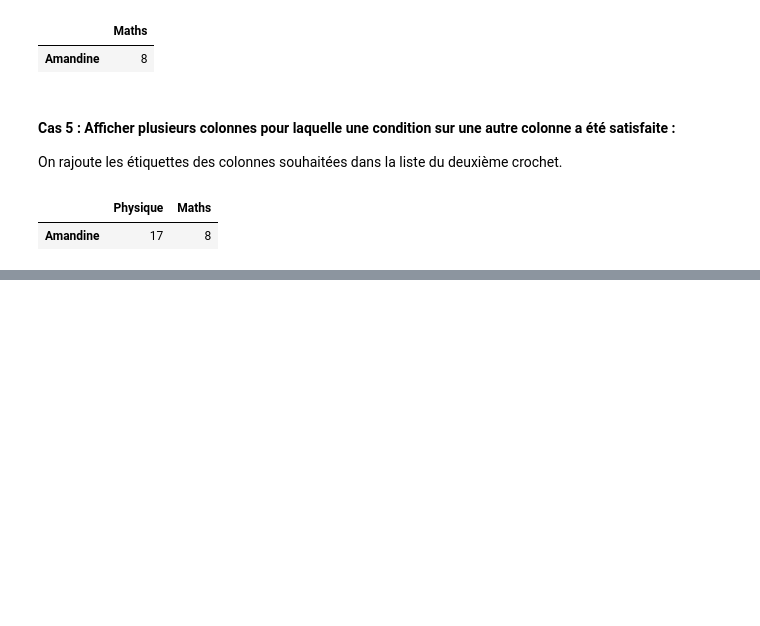
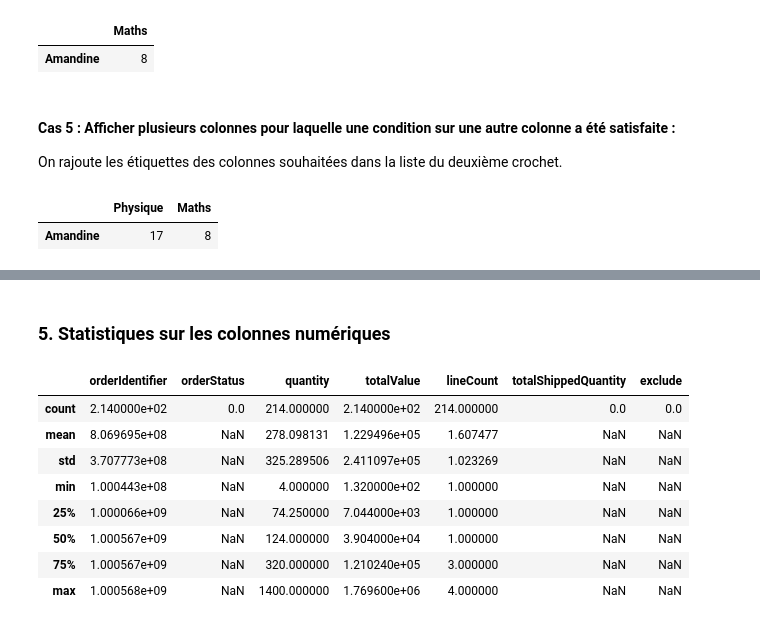
Before and after one commit to Josue-Tambwe/Data-Science, a Jupyter notebook: 2_Pandas/intro_pandas.ipynb, the cells around one changed output, grey strips where cells are left out. Drawn from its saved outputs; the diff is of its cells as text; code cells hidden in the pictures; blank space fills up the shorter version.

```diff
--- a/2_Pandas/intro_pandas.ipynb
+++ b/2_Pandas/intro_pandas.ipynb
@@ -504,0 +590,14 @@ notes[notes["Moyenne"] >= 10][["Physique", "Maths"]]
+# %% [markdown]
+### 5. Statistiques sur les colonnes numériques
+# %%
+dataframe.describe()
+# %% [output]
+|  | orderIdentifier | orderStatus | quantity | totalValue | lineCount | totalShippedQuantity | exclude |
+| count | 2.140000e+02 | 0.0 | 214.000000 | 2.140000e+02 | 214.000000 | 0.0 | 0.0 |
+| mean | 8.069695e+08 | NaN | 278.098131 | 1.229496e+05 | 1.607477 | NaN | NaN |
+| std | 3.707773e+08 | NaN | 325.289506 | 2.411097e+05 | 1.023269 | NaN | NaN |
+| min | 1.000443e+08 | NaN | 4.000000 | 1.320000e+02 | 1.000000 | NaN | NaN |
+| 25% | 1.000066e+09 | NaN | 74.250000 | 7.044000e+03 | 1.000000 | NaN | NaN |
+| 50% | 1.000567e+09 | NaN | 124.000000 | 3.904000e+04 | 1.000000 | NaN | NaN |
+| 75% | 1.000567e+09 | NaN | 320.000000 | 1.210240e+05 | 3.000000 | NaN | NaN |
+| max | 1.000568e+09 | NaN | 1400.000000 | 1.769600e+06 | 4.000000 | NaN | NaN |
```
Also changed, not shown: parts of 19 cells of this notebook, 3 other files.
